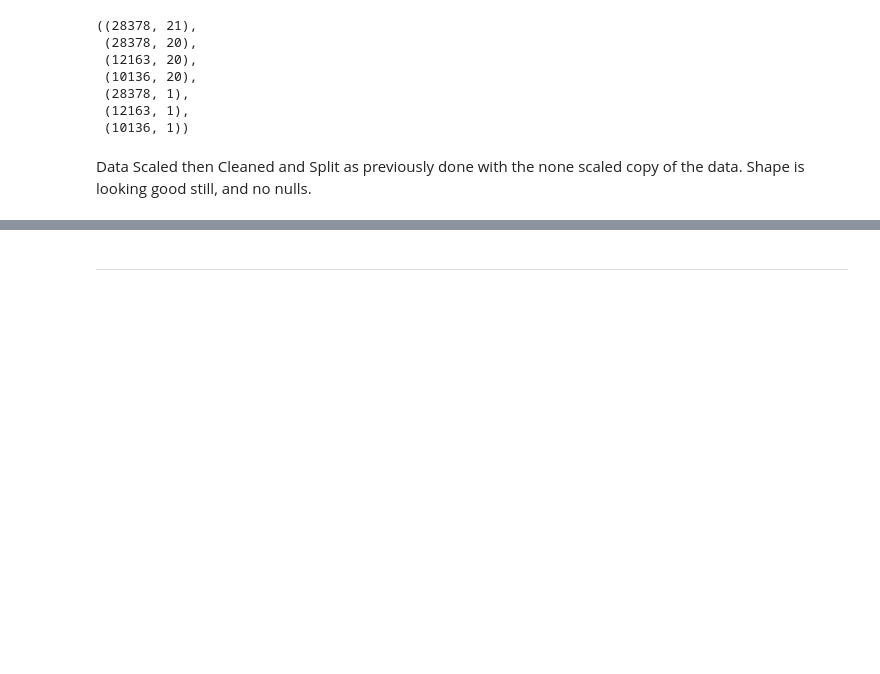
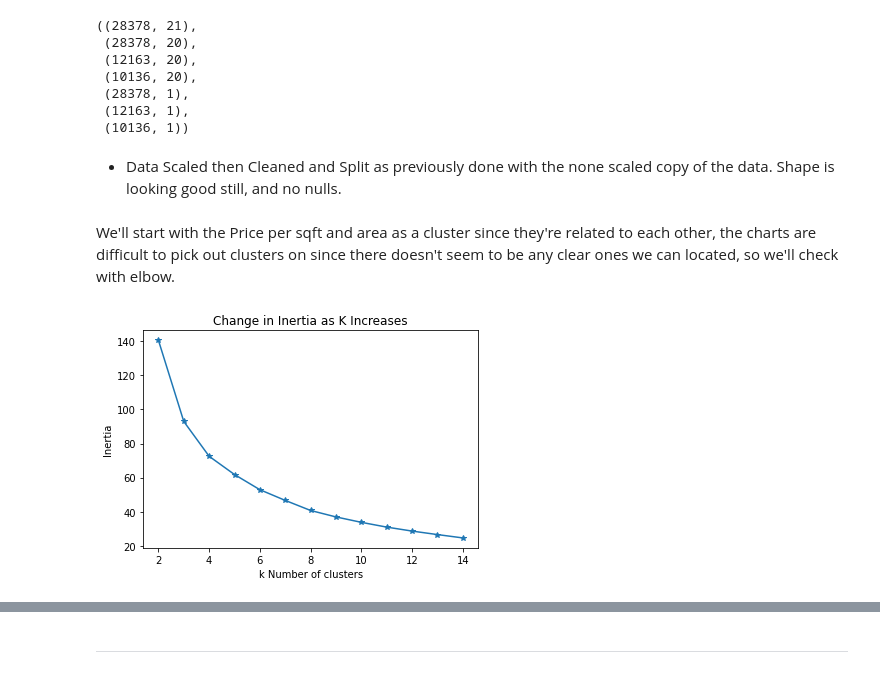
Before and after one commit to Lewis-Park-Bench/Cluster-Project, a Jupyter notebook: final_notebook.ipynb, the cells around one changed output, grey strips where cells are left out. Cells and saved outputs as stored; diff of their text form; code cells hidden in the pictures; blank space fills up the shorter version.

Commit message:
Clustering added to final_notebook, clustering defs added to explore

```diff
--- a/final_notebook.ipynb
+++ b/final_notebook.ipynb
@@ -216,7 +216,13 @@ train_scaled.shape, X_train_s.shape, X_validate_s.shape, X_test_s.shape, y_train
  (12163, 1),
  (10136, 1))
 # %% [markdown]
-Data Scaled then Cleaned and Split as previously done with the none scaled copy of the data. Shape is looking good still, and no nulls.
+- Data Scaled then Cleaned and Split as previously done with the none scaled copy of the data. Shape is looking good still, and no nulls.
+# %% [markdown]
+We'll start with the Price per sqft and area as a cluster since they're related to each other, the charts are difficult to pick out clusters on since there doesn't seem to be any clear ones we can located, so we'll check with elbow.
+# %%
+elbow(train_scaled, ["structure_dollar_per_sqft", "area"])
+# %% [output]
+[figure, added]
 # %%
 train['area_dollar_clusters'] = cluster(train_scaled, ['structure_dollar_per_sqft', 'area'])
 X_validate_s['area_dollar_clusters'] = cluster(X_validate_s, ['structure_dollar_per_sqft', 'area'])
```
Also changed, not shown: parts of 21 cells of this notebook, 1 other file.
